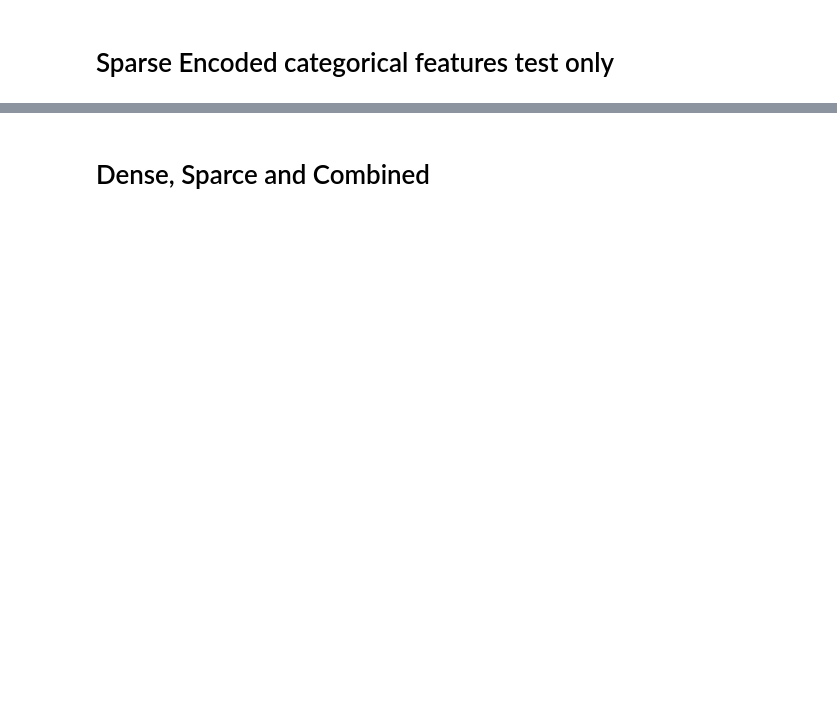
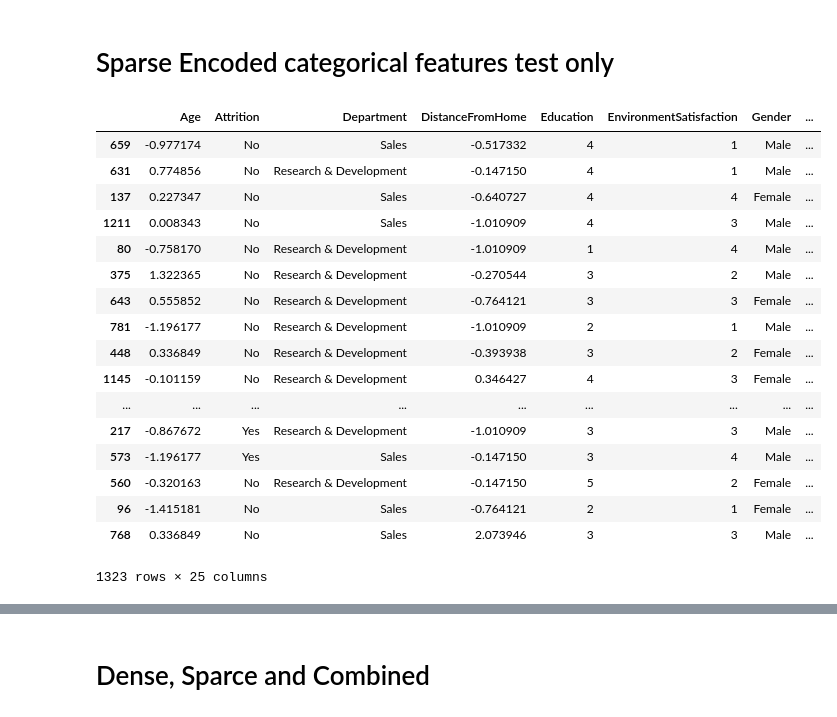
Before and after one commit to ncmatson/SMU_ML_Labs, a Jupyter notebook: 06smuml/lab6_zihao.ipynb, the cells around one changed output, grey strips where cells are left out. Cells and saved outputs as stored; diff of their text form; code cells hidden in the pictures; blank space fills up the shorter version.

```diff
--- a/06smuml/lab6_zihao.ipynb
+++ b/06smuml/lab6_zihao.ipynb
@@ -68,20 +65,34 @@ memory usage: 172.3+ KB
 # Preprocessing
 # %% [markdown]
 It's good that we don't have any null value. Let's one hot encode the Attrition, Department, Gender, MaritalStatus and Overtime.
+# %%
+to_convert = ['Education','EnvironmentSatisfaction','JobSatisfaction',
+            'PerformanceRating','RelationshipSatisfaction']
+for col in to_convert:
+    df[col] = df[col].astype(np.str)
 # %%
 from sklearn.preprocessing import LabelEncoder
 from sklearn.preprocessing import StandardScaler
 
-to_encode = {'Attrition', 'Department','Gender','MaritalStatus','OverTime'}
+to_encode = {'Attrition', 'Department','Gender','MaritalStatus','OverTime','Education','EnvironmentSatisfaction','JobSatisfaction',
+            'PerformanceRating','RelationshipSatisfaction'}
 encoders = dict()
 
-for atr in to_encode:
-    encoders[atr] = LabelEncoder()
-    df[atr] = encoders[atr].fit_transform(df[atr] )
+for col in to_encode:
+    if col=="attrition":
+        tmp = LabelEncoder()
+        df[col] = tmp.fit_transform(df[col])
+    else:
+        encoders[col] = LabelEncoder()
+        df[col+'_int'] = encoders[col].fit_transform(df[col])
 # %% [markdown]
 Then, let's scale the numeric features.
 # %%
+categorical_features =list(to_encode)
+categorical_features = [x+'_int' for x in categorical_features]
 numerics = set(df.columns) - to_encode
+numerics = list(numerics - set(categorical_features))
+
 for atr in numerics:
     df[atr] = df[atr].astype(np.float)
     ss = StandardScaler()
@@ -179,5 +192,26 @@ print(mt.confusion_matrix(y_test,yhat),mt.accuracy_score(y_test,yhat))
 # %% [markdown]
 # Sparse Encoded categorical features test only
+# %%
+df_train
+# %% [output]
+|  | Age | Attrition | Department | DistanceFromHome | Education | EnvironmentSatisfaction | Gender | ... |
+| 659 | -0.977174 | No | Sales | -0.517332 | 4 | 1 | Male | ... |
+| 631 | 0.774856 | No | Research & Development | -0.147150 | 4 | 1 | Male | ... |
+| 137 | 0.227347 | No | Sales | -0.640727 | 4 | 4 | Female | ... |
+| 1211 | 0.008343 | No | Sales | -1.010909 | 4 | 3 | Male | ... |
+| 80 | -0.758170 | No | Research & Development | -1.010909 | 1 | 4 | Male | ... |
+| 375 | 1.322365 | No | Research & Development | -0.270544 | 3 | 2 | Male | ... |
+| 643 | 0.555852 | No | Research & Development | -0.764121 | 3 | 3 | Female | ... |
+| 781 | -1.196177 | No | Research & Development | -1.010909 | 2 | 1 | Male | ... |
+| 448 | 0.336849 | No | Research & Development | -0.393938 | 3 | 2 | Female | ... |
+| 1145 | -0.101159 | No | Research & Development | 0.346427 | 4 | 3 | Female | ... |
+| ... | ... | ... | ... | ... | ... | ... | ... | ... |
+| 217 | -0.867672 | Yes | Research & Development | -1.010909 | 3 | 3 | Male | ... |
+| 573 | -1.196177 | Yes | Sales | -0.147150 | 3 | 4 | Male | ... |
+| 560 | -0.320163 | No | Research & Development | -0.147150 | 5 | 2 | Female | ... |
+| 96 | -1.415181 | No | Sales | -0.764121 | 2 | 1 | Female | ... |
+| 768 | 0.336849 | No | Sales | 2.073946 | 3 | 3 | Male | ... |
+1323 rows × 25 columns
 # %%
 from sklearn.preprocessing import OneHotEncoder
 ohe = OneHotEncoder()
```
Also changed, not shown: parts of 17 cells of this notebook.
